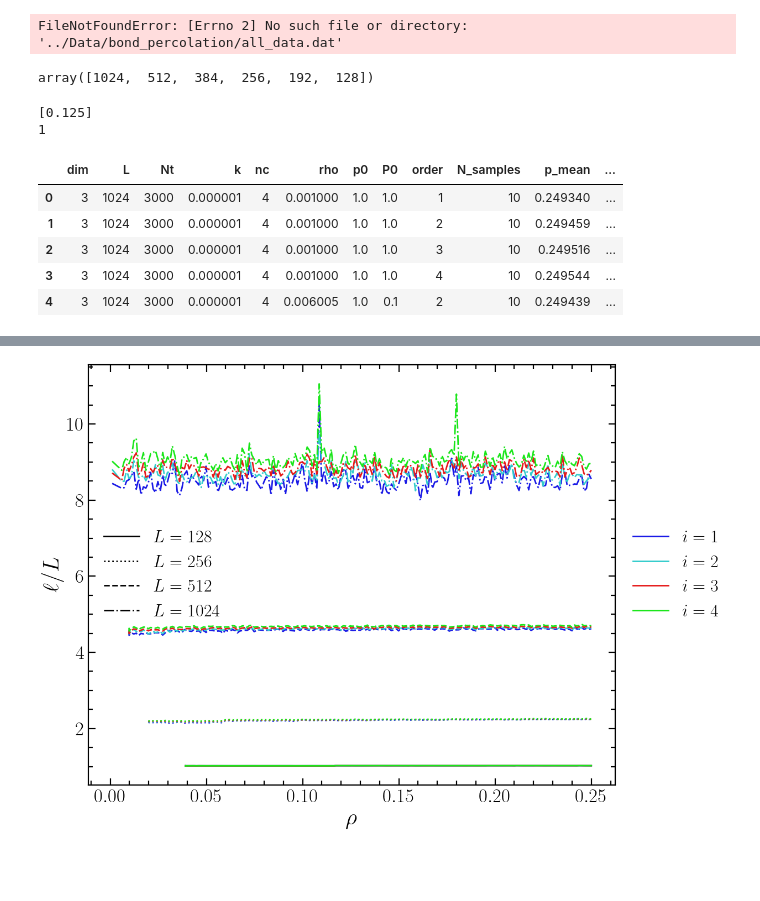
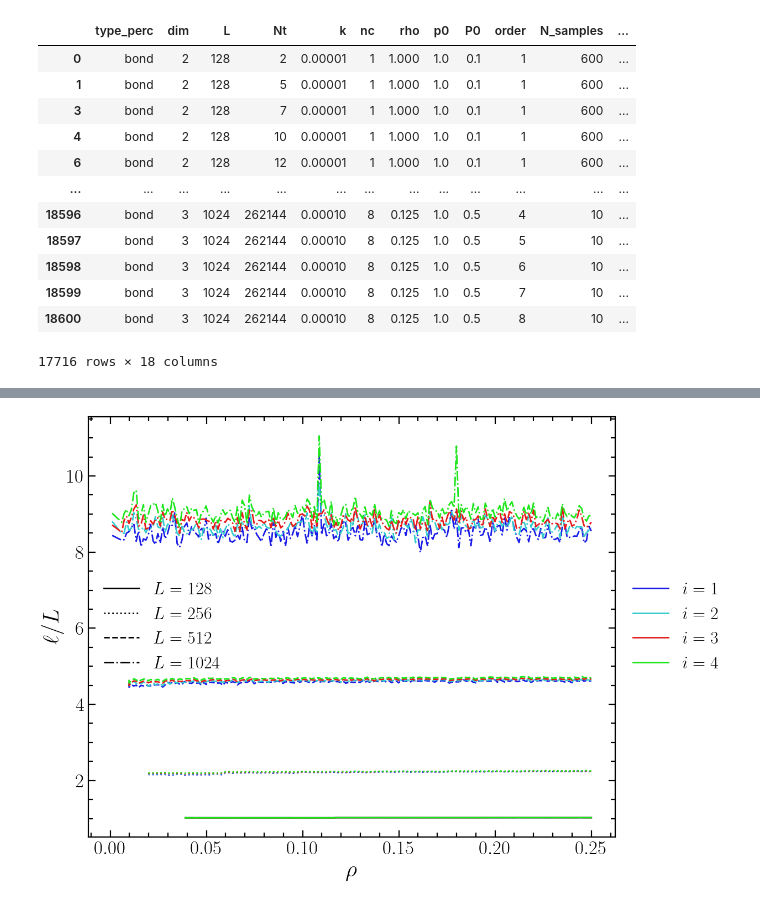
Before and after one commit to JuniorAlencar/self_organization_percolation, a Jupyter notebook: jupyter/SizeEffects.ipynb, the cells around one changed output, grey strips where cells are left out. Cells and saved outputs as stored; diff of their text form; code cells hidden in the pictures; blank space fills up the shorter version.

```diff
--- a/jupyter/SizeEffects.ipynb
+++ b/jupyter/SizeEffects.ipynb
@@ -18,49 +18,20 @@ path_sizes = "../results/size_effects/3D"
 create_folder(results_folder)
 create_folder(path_sizes)
 # %%
-df = pd.read_csv("../Data/bond_percolation/all_data.dat", sep=',').sort_values('rho').reset_index(drop=True)
-df = df[df['dim']==3]
+df = pd.read_csv("../SOP_data/all_data.dat", sep=' ')
+df = df[(df['N_samples'] == df['N_samples_perc'])]
 df
 # %% [output]
+|  | type_perc | dim | L | Nt | k | nc | rho | p0 | P0 | order | N_samples | ... |
+| 0 | bond | 2 | 128 | 2 | 0.00001 | 1 | 1.000 | 1.0 | 0.1 | 1 | 600 | ... |
+| 1 | bond | 2 | 128 | 5 | 0.00001 | 1 | 1.000 | 1.0 | 0.1 | 1 | 600 | ... |
+| 3 | bond | 2 | 128 | 7 | 0.00001 | 1 | 1.000 | 1.0 | 0.1 | 1 | 600 | ... |
+| 4 | bond | 2 | 128 | 10 | 0.00001 | 1 | 1.000 | 1.0 | 0.1 | 1 | 600 | ... |
+| 6 | bond | 2 | 128 | 12 | 0.00001 | 1 | 1.000 | 1.0 | 0.1 | 1 | 600 | ... |
+| ... | ... | ... | ... | ... | ... | ... | ... | ... | ... | ... | ... | ... |
+| 18596 | bond | 3 | 1024 | 262144 | 0.00010 | 8 | 0.125 | 1.0 | 0.5 | 4 | 10 | ... |
+| 18597 | bond | 3 | 1024 | 262144 | 0.00010 | 8 | 0.125 | 1.0 | 0.5 | 5 | 10 | ... |
+| 18598 | bond | 3 | 1024 | 262144 | 0.00010 | 8 | 0.125 | 1.0 | 0.5 | 6 | 10 | ... |
+| 18599 | bond | 3 | 1024 | 262144 | 0.00010 | 8 | 0.125 | 1.0 | 0.5 | 7 | 10 | ... |
+| 18600 | bond | 3 | 1024 | 262144 | 0.00010 | 8 | 0.125 | 1.0 | 0.5 | 8 | 10 | ... |
-FileNotFoundError: [Errno 2] No such file or directory: '../Data/bond_percolation/all_data.dat'
+17716 rows × 18 columns
-# %%
-df_s = df[df['nc']==4]['L'].unique()
-df_s
-# %% [output]
-array([1024,  512,  384,  256,  192,  128])
-# %%
-L_alvo = [ 512,  256,  128, 192, 1024]
-nc = 2
-
-df_f = df[(df["L"].isin(L_alvo)) & (df["nc"] == nc)].copy()
-
-# ajuste o número de casas conforme seu dataset (10–12 costuma bastar)
-df_f["rho_key"] = df_f["rho"].round(12)
-
-rhos_comuns = (
-    df_f.groupby("rho_key")["L"]
-        .nunique()
-        .loc[lambda s: s == len(L_alvo)]
-        .index
-)
-
-df_comum = df_f[df_f["rho_key"].isin(rhos_comuns)].copy()
-
-# se você quer ver os valores "originais" de rho correspondentes:
-df_comum["rho"].unique()
-
-with np.printoptions(threshold=np.inf):
-    print(df_comum["rho_key"].unique().tolist())
-    print(len(df_comum["rho_key"].unique().tolist()))
-# %% [output]
-[0.125]
-1
-# %%
-df.head()
-# %% [output]
-|  | dim | L | Nt | k | nc | rho | p0 | P0 | order | N_samples | p_mean | ... |
-| 0 | 3 | 1024 | 3000 | 0.000001 | 4 | 0.001000 | 1.0 | 1.0 | 1 | 10 | 0.249340 | ... |
-| 1 | 3 | 1024 | 3000 | 0.000001 | 4 | 0.001000 | 1.0 | 1.0 | 2 | 10 | 0.249459 | ... |
-| 2 | 3 | 1024 | 3000 | 0.000001 | 4 | 0.001000 | 1.0 | 1.0 | 3 | 10 | 0.249516 | ... |
-| 3 | 3 | 1024 | 3000 | 0.000001 | 4 | 0.001000 | 1.0 | 1.0 | 4 | 10 | 0.249544 | ... |
-| 4 | 3 | 1024 | 3000 | 0.000001 | 4 | 0.006005 | 1.0 | 0.1 | 2 | 10 | 0.249439 | ... |
```
Also changed, not shown: parts of 6 cells of this notebook, 12 other files.
